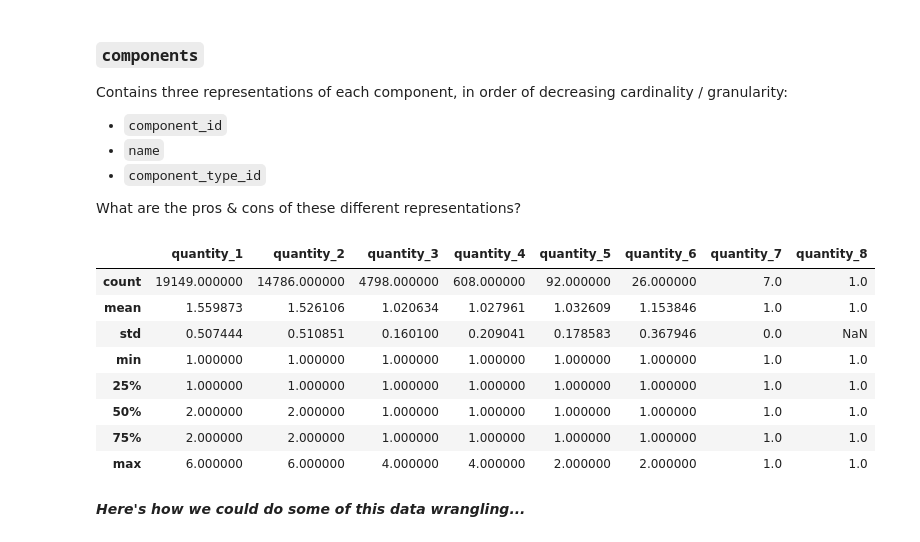
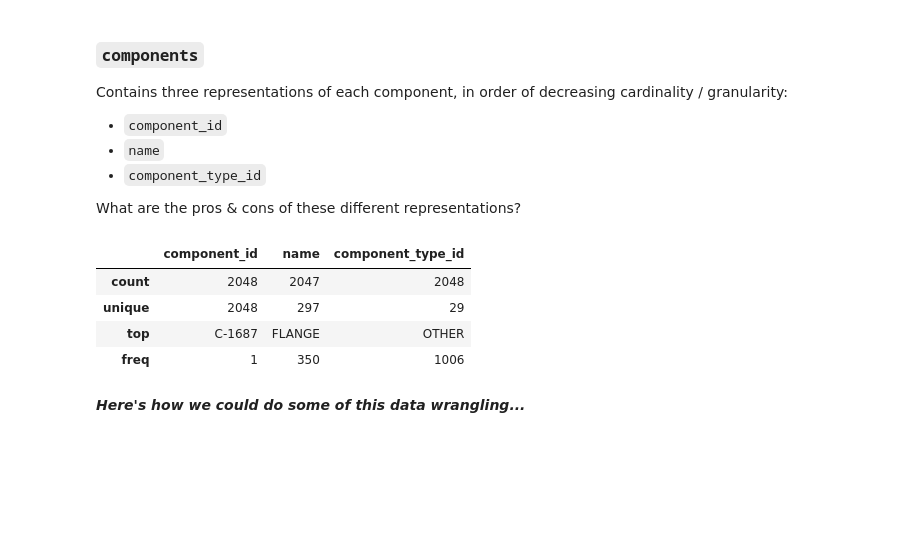
Before and after one commit to LambdaSchool/DEPRECATED-DS-Unit-2-Applied-Modeling, a Jupyter notebook: module3-hyperparamter-optimization/hyperparameter_optimization.ipynb, the cells around one changed output. Saved outputs shown, nothing was run; the diff lists cells and outputs as text; code cells hidden in the pictures; blank space fills up the shorter version.

```diff
--- a/module3-hyperparamter-optimization/hyperparameter_optimization.ipynb
+++ b/module3-hyperparamter-optimization/hyperparameter_optimization.ipynb
@@ -92,7 +108,7 @@ with zipfile.ZipFile("data.zip", 'r') as zip_ref:
 
 is formatted like this:
 # %%
-SOURCE = 'competition_data/'
+SOURCE = 'competition_data'
 # %%
 import os
 # %%
@@ -129,18 +145,14 @@ Contains three representations of each component, in order of decreasing cardina
 
 What are the pros & cons of these different representations?
 # %%
-components = pd.read_csv(os.path.join(SOURCE + 'bill_of_materials.csv'))
+components = pd.read_csv(SOURCE + '/components.csv')
 components.describe()
 # %% [output]
-|  | quantity_1 | quantity_2 | quantity_3 | quantity_4 | quantity_5 | quantity_6 | quantity_7 | quantity_8 |
-| count | 19149.000000 | 14786.000000 | 4798.000000 | 608.000000 | 92.000000 | 26.000000 | 7.0 | 1.0 |
-| mean | 1.559873 | 1.526106 | 1.020634 | 1.027961 | 1.032609 | 1.153846 | 1.0 | 1.0 |
-| std | 0.507444 | 0.510851 | 0.160100 | 0.209041 | 0.178583 | 0.367946 | 0.0 | NaN |
-| min | 1.000000 | 1.000000 | 1.000000 | 1.000000 | 1.000000 | 1.000000 | 1.0 | 1.0 |
-| 25% | 1.000000 | 1.000000 | 1.000000 | 1.000000 | 1.000000 | 1.000000 | 1.0 | 1.0 |
-| 50% | 2.000000 | 2.000000 | 1.000000 | 1.000000 | 1.000000 | 1.000000 | 1.0 | 1.0 |
-| 75% | 2.000000 | 2.000000 | 1.000000 | 1.000000 | 1.000000 | 1.000000 | 1.0 | 1.0 |
-| max | 6.000000 | 6.000000 | 4.000000 | 4.000000 | 2.000000 | 2.000000 | 1.0 | 1.0 |
+|  | component_id | name | component_type_id |
+| count | 2048 | 2047 | 2048 |
+| unique | 2048 | 297 | 29 |
+| top | C-1687 | FLANGE | OTHER |
+| freq | 1 | 350 | 1006 |
 # %% [markdown]
 ***Here's how we could do some of this data wrangling...***
 # %% [markdown]
```
Also changed, not shown: parts of 13 cells of this notebook.
